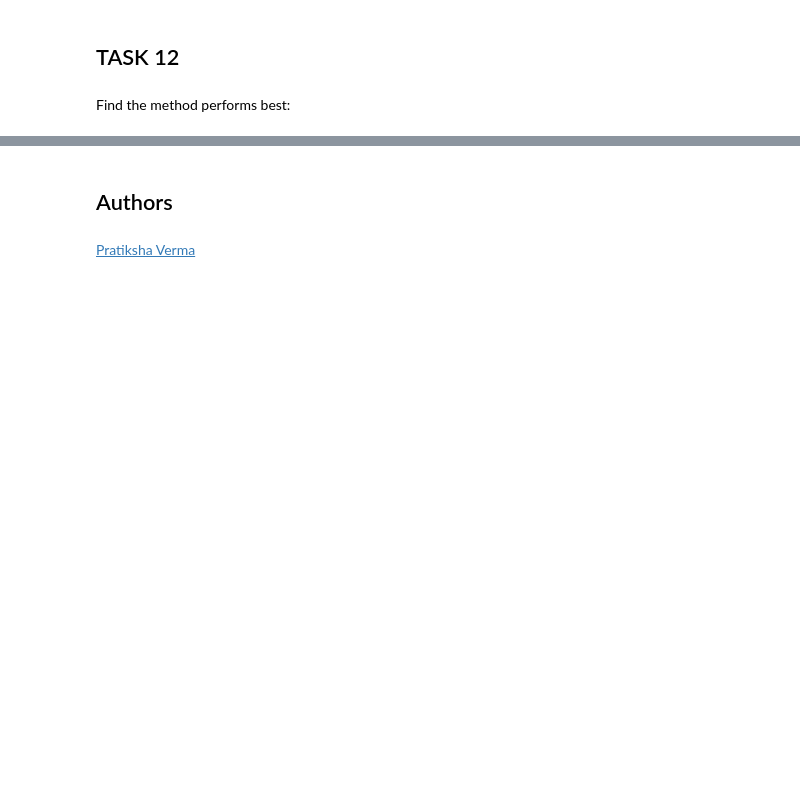
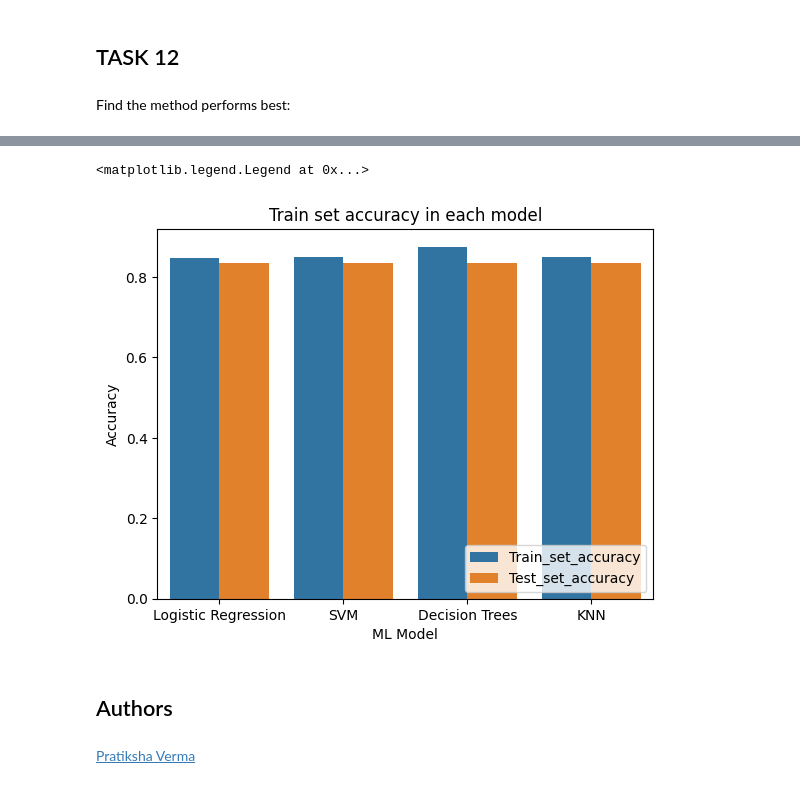
Before and after one commit to umbreon13/Capstone_Applied_Data_Science, a Jupyter notebook: 8-SpaceX_Machine_Learning_Prediction.ipynb, the cells around one changed output, grey strips where cells are left out. Drawn from its saved outputs; the diff is of its cells as text; code cells hidden in the pictures; blank space fills up the shorter version.

```diff
--- a/8-SpaceX_Machine_Learning_Prediction.ipynb
+++ b/8-SpaceX_Machine_Learning_Prediction.ipynb
@@ -370,3 +387,14 @@ df
+# %%
+df1 = pd.melt(df, id_vars="Model", var_name="Train/Test", value_name="Accuracy")
+
+ax = sns.barplot(x='Model', y='Accuracy', hue='Train/Test', data=df1)
+plt.title('Train set accuracy in each model')
+plt.xlabel('ML Model')
+plt.ylabel('Accuracy')
+plt.legend(loc='lower right')
+# %% [output]
+<matplotlib.legend.Legend at 0x...>
+[figure, added]
 # %% [markdown]
 ## Authors
 # %% [markdown]
```
Also changed, not shown: parts of 6 cells of this notebook.
